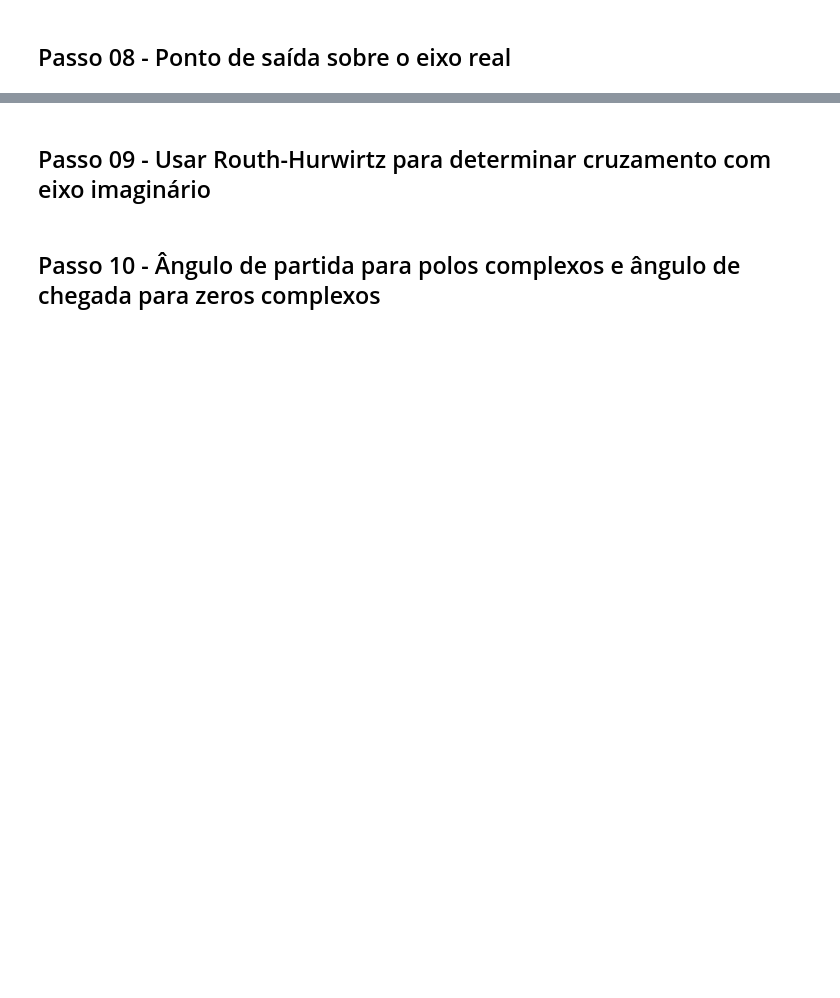
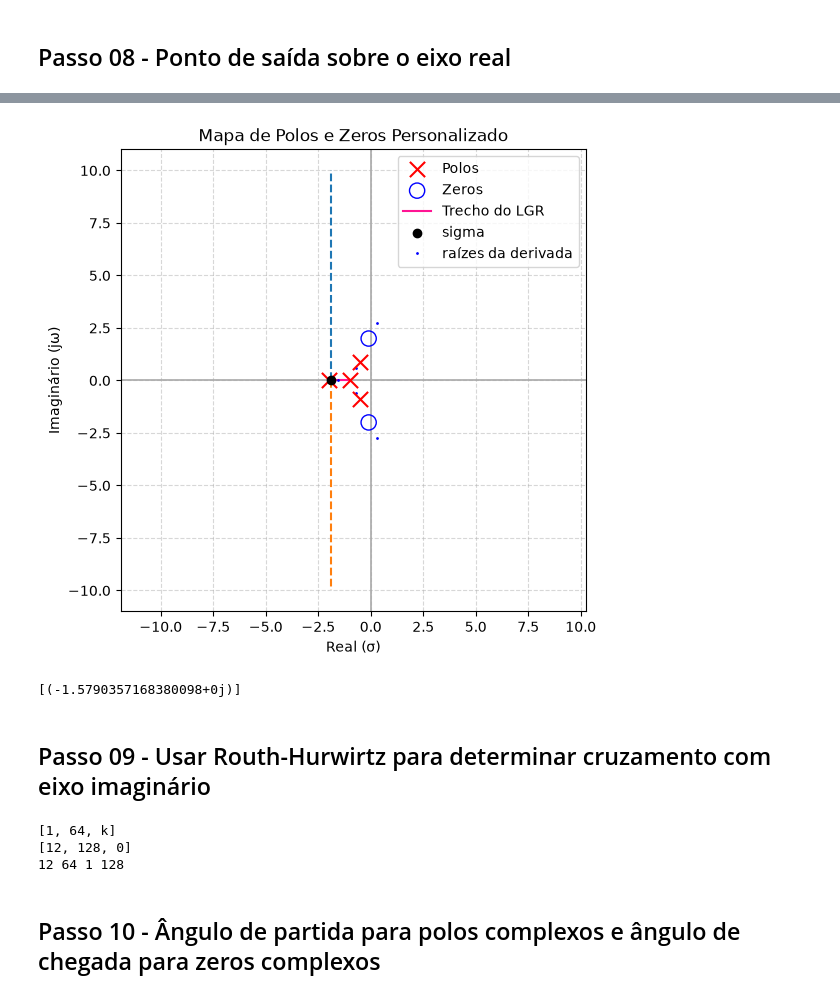
Before and after one commit to HelenaNotFunny/LGR, a Jupyter notebook: grafico.ipynb, the cells around one changed output, grey strips where cells are left out. Drawn from its saved outputs; the diff is of its cells as text; code cells hidden in the pictures; blank space fills up the shorter version.

```diff
--- a/grafico.ipynb
+++ b/grafico.ipynb
@@ -236,4 +268,51 @@ plt.show()
+# %%
+ax = passo07()
+
+x = [r.real for r in raizes_numericas]
+y = [r.imag for r in raizes_numericas]
+
+ax.plot(x, y, 'b.', markersize=2, label = "raízes da derivada")
+
+plt.legend()
+plt.show()
+# %% [output]
+[figure, added]
+# %%
+ponto_saida = []
+linhas = lgr_real(polos, zeros)
+
+for raiz in raizes_numericas:
+    if im(raiz) == 0:
+        for linha in linhas:
+            if re(raiz) > linha[1] and re(raiz) < linha[0]:
+               ponto_saida.append(raiz)
+ponto_saida
+# %% [output]
+[(-1.5790357168380098+0j)]
 # %% [markdown]
 ## Passo 09 - Usar Routh-Hurwirtz para determinar cruzamento com eixo imaginário
+# %%
+coeficientes_den = sp.Poly(sp.expand(ft.den), s).all_coeffs()
+coeficientes_den[len(coeficientes_den) -1] = coeficientes_den[len(coeficientes_den) -1] + k
+
+if len(coeficientes_den) %2 == 1:
+    coeficientes_den.append(0)
+
+routh_hurwitz = []
+linha_1 = coeficientes_den[::2]
+linha_2 = coeficientes_den[1::2]
+routh_hurwitz.append(linha_1)
+routh_hurwitz.append(linha_2)
+
+for linha in routh_hurwitz:
+    print(linha)
+
+linha_3 = []
+i = 0
+print(routh_hurwitz[i+1][i],routh_hurwitz[i][i+1],routh_hurwitz[i][i],routh_hurwitz[i+1][i+1])
+# %% [output]
+[1, 64, k]
+[12, 128, 0]
+12 64 1 128
 # %% [markdown]
 ## Passo 10 - Ângulo de partida para polos complexos e ângulo de chegada para zeros complexos
```
Also changed, not shown: parts of 15 cells of this notebook, 1 other file.
